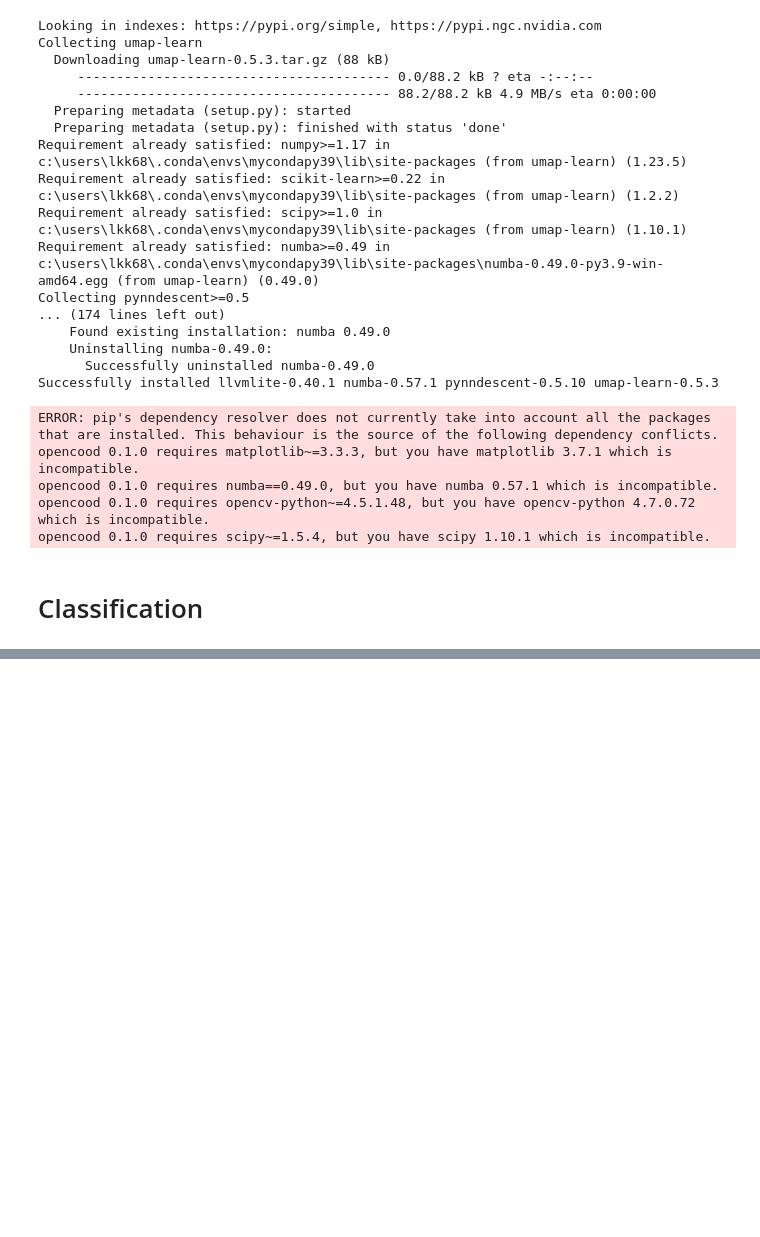
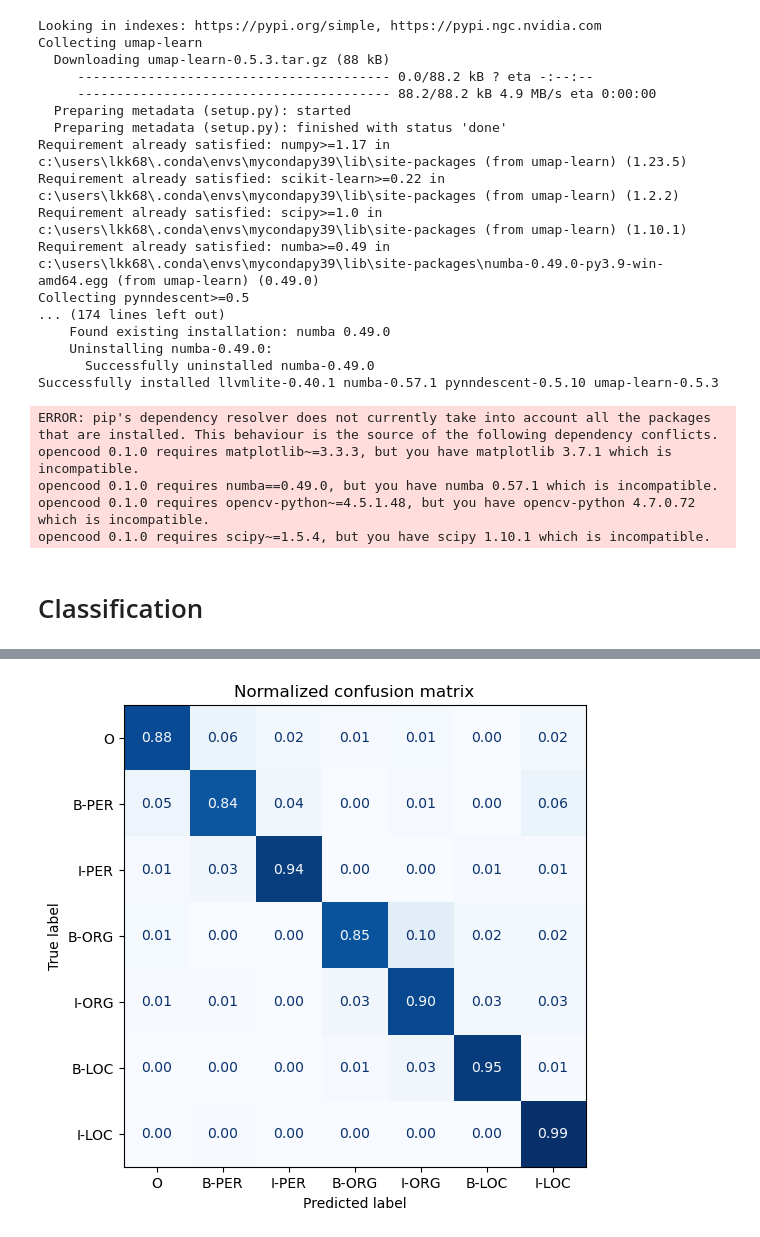
Before and after one commit to lkk688/DeepDataMiningLearning, a Jupyter notebook: nlp/BERTNER.ipynb, the cells around one changed output, grey strips where cells are left out. Saved outputs shown, nothing was run; the diff lists cells and outputs as text; code cells hidden in the pictures; blank space fills up the shorter version.

```diff
--- a/nlp/BERTNER.ipynb
+++ b/nlp/BERTNER.ipynb
@@ -173,0 +682,4 @@ opencood 0.1.0 requires scipy~=1.5.4, but you have scipy 1.10.1 which is incompa
+# %%
+#run the training loop and push the final model to the Hub
+trainer.train()
+trainer.push_to_hub(commit_message="Training completed!")
@@ -173,0 +739,6 @@ opencood 0.1.0 requires scipy~=1.5.4, but you have scipy 1.10.1 which is incompa
+# %%
+#apply this forward function to the whole validation set using map() and
+#load all the data into a DataFrame
+valid_set = panx_de_encoded["validation"]
+valid_set = valid_set.map(forward_pass_with_label, batched=True, batch_size=32)
+df = valid_set.to_pandas()
@@ -173,0 +754,15 @@ opencood 0.1.0 requires scipy~=1.5.4, but you have scipy 1.10.1 which is incompa
+# %%
+#For the padding tokens with label –100 we assign a special label, IGN, so we can filter them later.
+#We also get rid of all the padding in the loss and predicted_label fields by truncating them to the length of the inputs
+index2tag[-100] = "IGN"
+df["input_tokens"] = df["input_ids"].apply(
+    lambda x: xlmr_tokenizer.convert_ids_to_tokens(x))
+df["predicted_label"] = df["predicted_label"].apply(
+    lambda x: [index2tag[i] for i in x])
+df["labels"] = df["labels"].apply(
+    lambda x: [index2tag[i] for i in x])
+df['loss'] = df.apply(
+    lambda x: x['loss'][:len(x['input_ids'])], axis=1)
+df['predicted_label'] = df.apply(
+    lambda x: x['predicted_label'][:len(x['input_ids'])], axis=1)
+df.head(1)
@@ -173,0 +827,15 @@ opencood 0.1.0 requires scipy~=1.5.4, but you have scipy 1.10.1 which is incompa
+# %%
+from sklearn.metrics import ConfusionMatrixDisplay, confusion_matrix
+import matplotlib.pyplot as plt
+def plot_confusion_matrix(y_preds, y_true, labels):
+    cm = confusion_matrix(y_true, y_preds, normalize="true")
+    fig, ax = plt.subplots(figsize=(6, 6))
+    disp = ConfusionMatrixDisplay(confusion_matrix=cm, display_labels=labels)
+    disp.plot(cmap="Blues", values_format=".2f", ax=ax, colorbar=False)
+    plt.title("Normalized confusion matrix")
+    plt.show()
+# %%
+plot_confusion_matrix(df_tokens["labels"], df_tokens["predicted_label"],
+                      tags.names)
+# %% [output]
+[figure, added]
```
Also changed, not shown: parts of 88 cells of this notebook.
